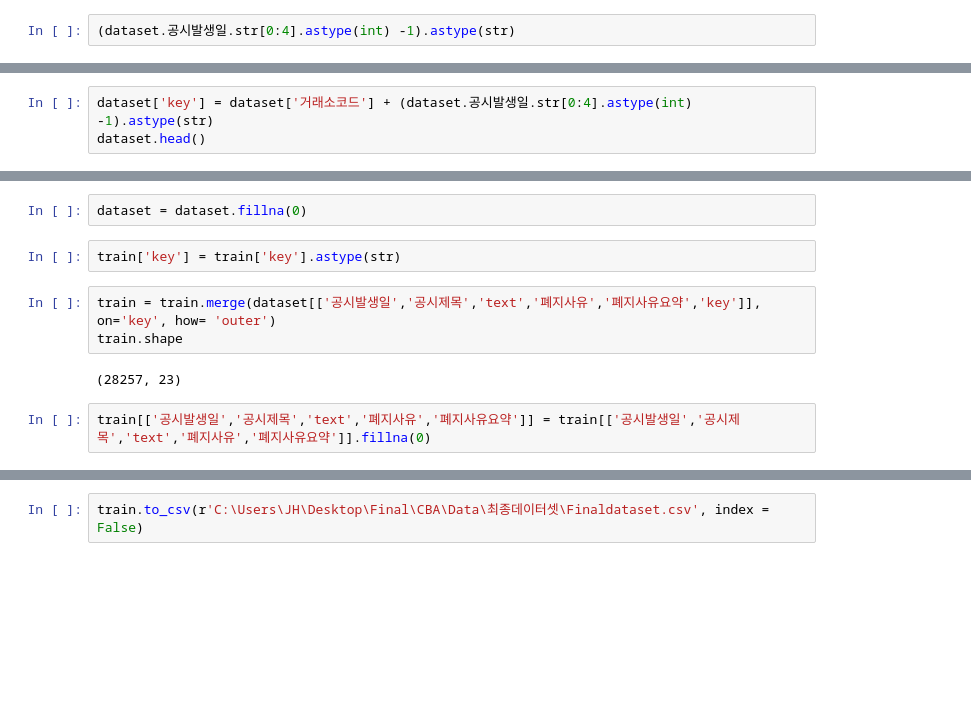
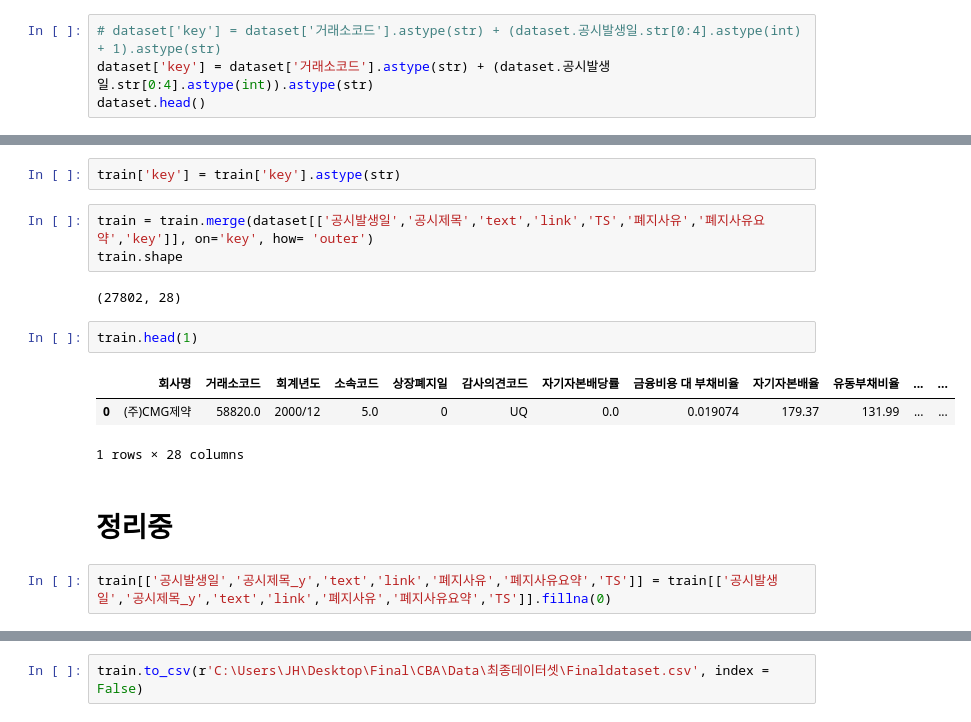
Before and after one commit to JxxHxxx/Ubion-CorporateBankruptcyAnalysis, a Jupyter notebook: Code/JH/code/preprocessing/prepro_bankruptcy_2.ipynb, the cells around one changed output, grey strips where cells are left out. Cells and saved outputs as stored; diff of their text form; blank space fills up the shorter version.

```diff
--- a/Code/JH/code/preprocessing/prepro_bankruptcy_2.ipynb
+++ b/Code/JH/code/preprocessing/prepro_bankruptcy_2.ipynb
@@ -93,3 +113,5 @@ dataset
 # %%
-(dataset.공시발생일.str[0:4].astype(int) -1).astype(str)
+# dataset['key'] = dataset['거래소코드'].astype(str) + (dataset.공시발생일.str[0:4].astype(int) + 1).astype(str)
+dataset['key'] = dataset['거래소코드'].astype(str) + (dataset.공시발생일.str[0:4].astype(int)).astype(str)
+dataset.head()
 # %% [output]
@@ -108,3 +123,0 @@ Name: 공시발생일, Length: 938, dtype: object
-# %%
-dataset['key'] = dataset['거래소코드'] + (dataset.공시발생일.str[0:4].astype(int) -1).astype(str)
-dataset.head()
@@ -118,14 +124,20 @@ dataset.head()
-# %%
-dataset = dataset.fillna(0)
 # %%
 train['key'] = train['key'].astype(str)
 # %%
-train = train.merge(dataset[['공시발생일','공시제목','text','폐지사유','폐지사유요약','key']], on='key', how= 'outer')
+train = train.merge(dataset[['공시발생일','공시제목','text','link','TS','폐지사유','폐지사유요약','key']], on='key', how= 'outer')
 train.shape
 # %% [output]
-(28257, 23)
+(27802, 28)
+# %%
+train.head(1)
+# %% [output]
+|  | 회사명 | 거래소코드 | 회계년도 | 소속코드 | 상장폐지일 | 감사의견코드 | 자기자본배당률 | 금융비용 대 부채비율 | 자기자본배율 | 유동부채비율 | ... | ... |
+| 0 | (주)CMG제약 | 58820.0 | 2000/12 | 5.0 | 0 | UQ | 0.0 | 0.019074 | 179.37 | 131.99 | ... | ... |
+1 rows × 28 columns
+# %% [markdown]
+# **정리중**
 # %%
-train[['공시발생일','공시제목','text','폐지사유','폐지사유요약']] = train[['공시발생일','공시제목','text','폐지사유','폐지사유요약']].fillna(0)
+train[['공시발생일','공시제목_y','text','link','폐지사유','폐지사유요약','TS']] = train[['공시발생일','공시제목_y','text','link','폐지사유','폐지사유요약','TS']].fillna(0)
 # %%
 train = train.dropna()
 train.shape
```
Also changed, not shown: parts of 23 cells of this notebook, 3 other files.
